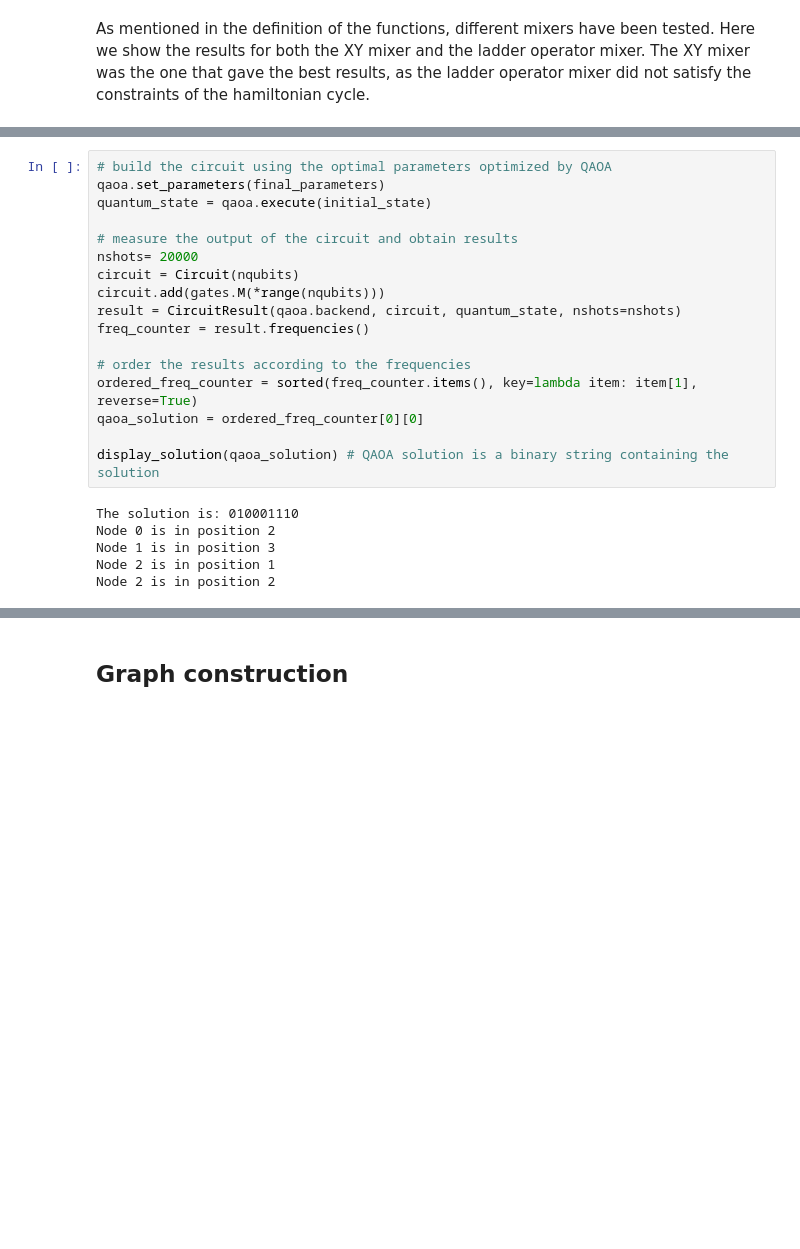
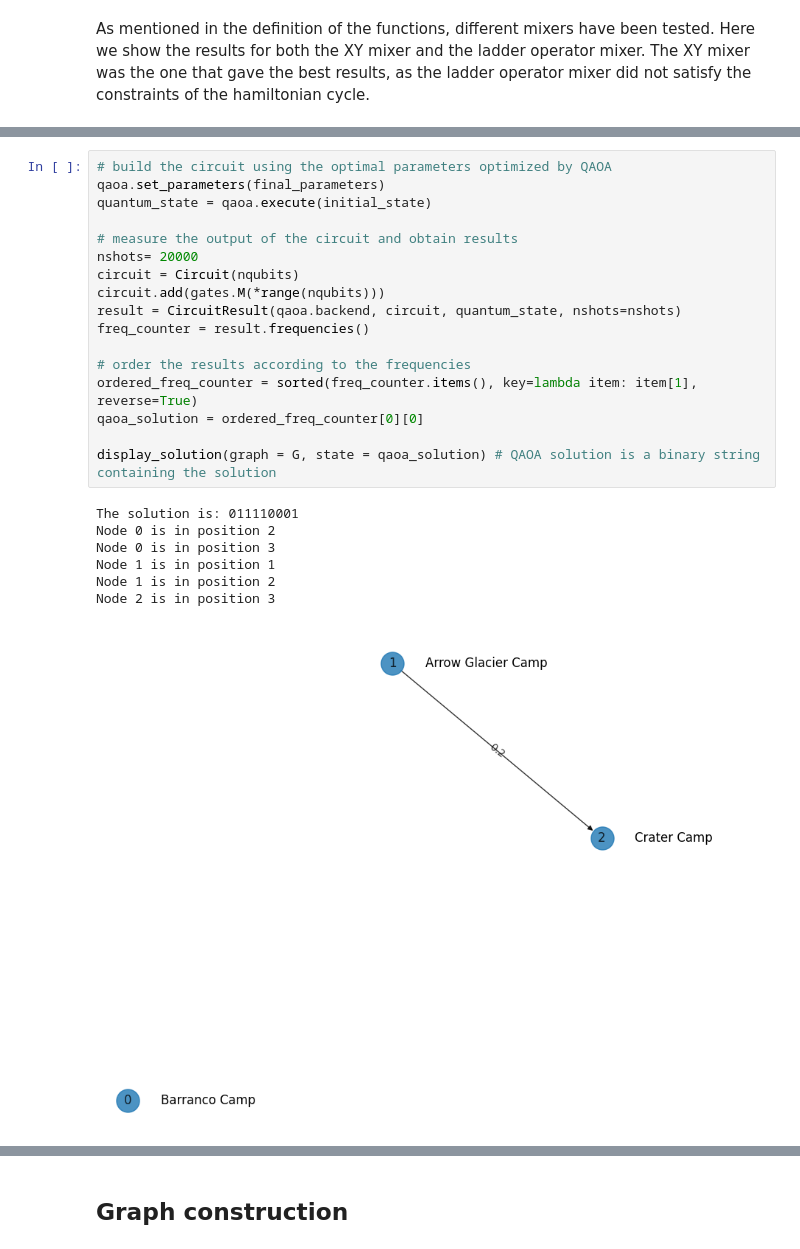
Before and after one commit to pau-torrente/tsp_qilimanjaro_challenge, a Jupyter notebook: TSP_introductory_challenge.ipynb, the cells around one changed output, grey strips where cells are left out. Cells and saved outputs as stored; diff of their text form; blank space fills up the shorter version.

```diff
--- a/TSP_introductory_challenge.ipynb
+++ b/TSP_introductory_challenge.ipynb
@@ -523,24 +518,26 @@ best energy:  7.779207450370134
 # %%
 # build the circuit using the optimal parameters optimized by QAOA
 qaoa.set_parameters(final_parameters)
 quantum_state = qaoa.execute(initial_state)
 
 # measure the output of the circuit and obtain results
 nshots= 20000
 circuit = Circuit(nqubits)
 circuit.add(gates.M(*range(nqubits)))
 result = CircuitResult(qaoa.backend, circuit, quantum_state, nshots=nshots)
 freq_counter = result.frequencies()
 
 # order the results according to the frequencies
 ordered_freq_counter = sorted(freq_counter.items(), key=lambda item: item[1], reverse=True)
 qaoa_solution = ordered_freq_counter[0][0]
 
-display_solution(qaoa_solution) # QAOA solution is a binary string containing the solution
+display_solution(graph = G, state = qaoa_solution) # QAOA solution is a binary string containing the solution
 # %% [output]
-The solution is: 010001110
+The solution is: 011110001
 Node 0 is in position 2
-Node 1 is in position 3
-Node 2 is in position 1
-Node 2 is in position 2
+Node 0 is in position 3
+Node 1 is in position 1
+Node 1 is in position 2
+Node 2 is in position 3
+[figure, added]
 # %% [markdown]
```
Also changed, not shown: parts of 20 cells of this notebook, 2 other files.
